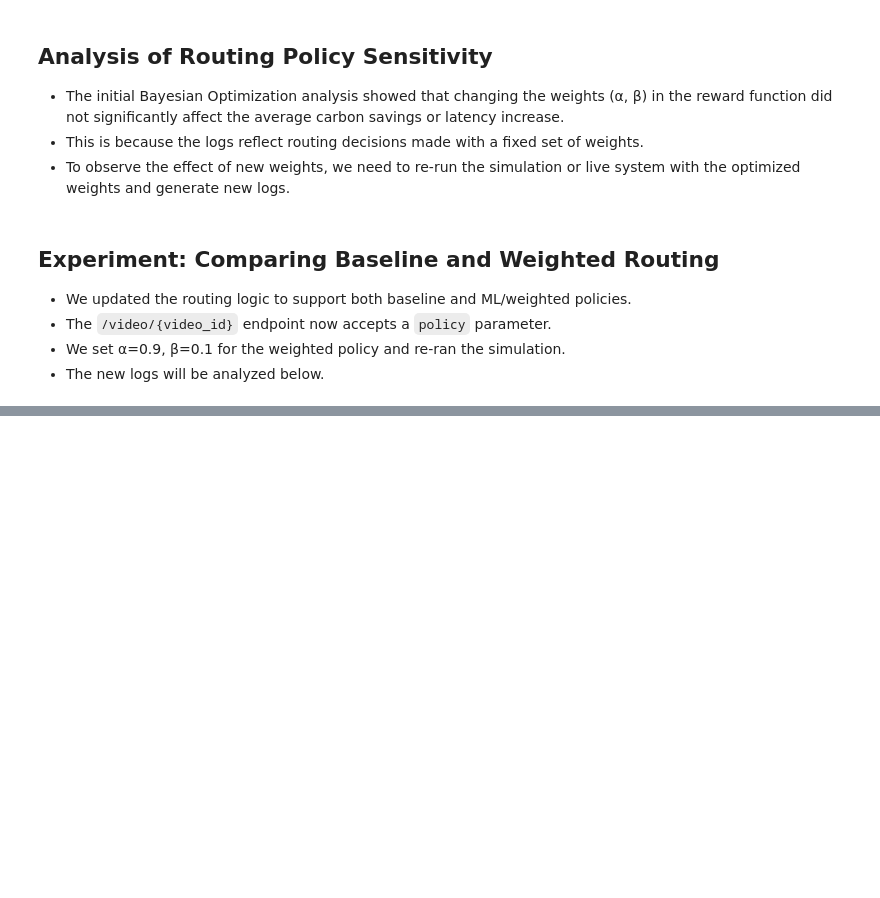
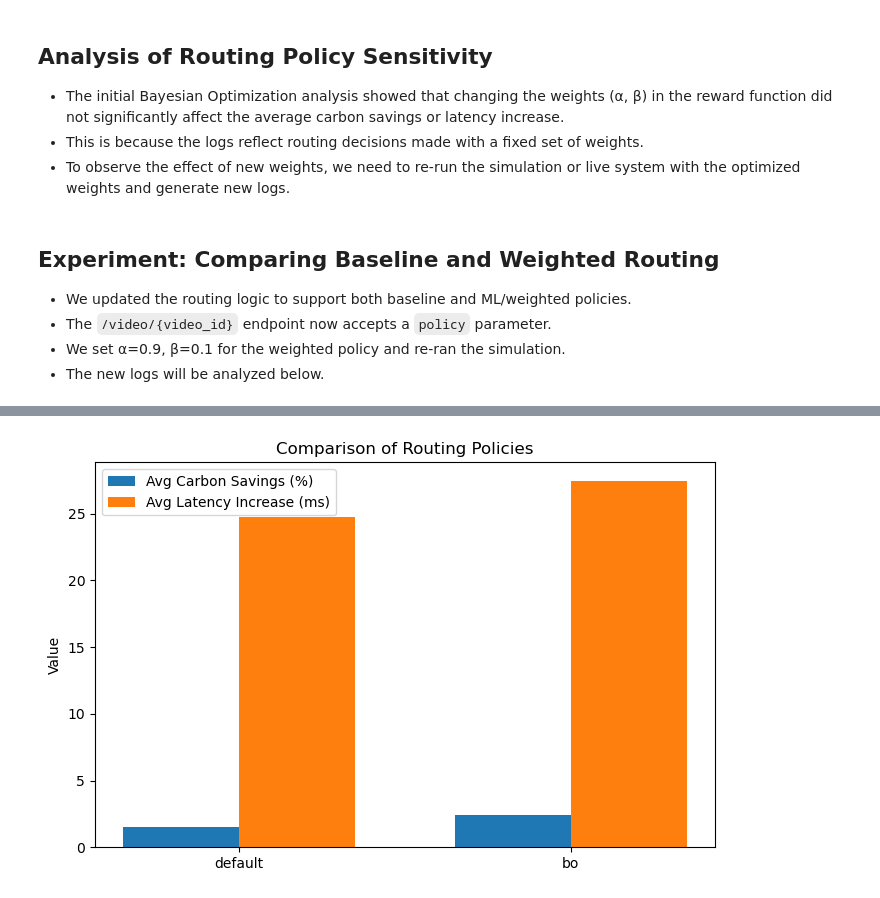
Before and after one commit to ikumar55/GreenStream, a Jupyter notebook: ml/bo_tuning.ipynb, the cells around one changed output, grey strips where cells are left out. Cells and saved outputs as stored; diff of their text form; code cells hidden in the pictures; blank space fills up the shorter version.

```diff
--- a/ml/bo_tuning.ipynb
+++ b/ml/bo_tuning.ipynb
@@ -182,0 +244,5 @@ FileNotFoundError: No new logs found. Check the log-suffix or rerun the simulati
+# %%
+results = {}
+for suffix, decisions in logs_by_suffix.items():
+    print(f"\n--- Analysis for log: {suffix} ---")
+    results[suffix] = analyze_decisions(decisions)
@@ -182,0 +261,22 @@ FileNotFoundError: No new logs found. Check the log-suffix or rerun the simulati
+# %%
+import matplotlib.pyplot as plt
+
+labels = list(results.keys())
+carbon = [results[k][0] for k in labels]
+latency = [results[k][1] for k in labels]
+
+x = np.arange(len(labels))
+width = 0.35
+
+fig, ax1 = plt.subplots(figsize=(8,5))
+rects1 = ax1.bar(x - width/2, carbon, width, label='Avg Carbon Savings (%)')
+rects2 = ax1.bar(x + width/2, latency, width, label='Avg Latency Increase (ms)')
+
+ax1.set_ylabel('Value')
+ax1.set_title('Comparison of Routing Policies')
+ax1.set_xticks(x)
+ax1.set_xticklabels(labels)
+ax1.legend()
+plt.show()
+# %% [output]
+[figure, added]
```
Also changed, not shown: parts of 4 cells of this notebook, 15 other files.
